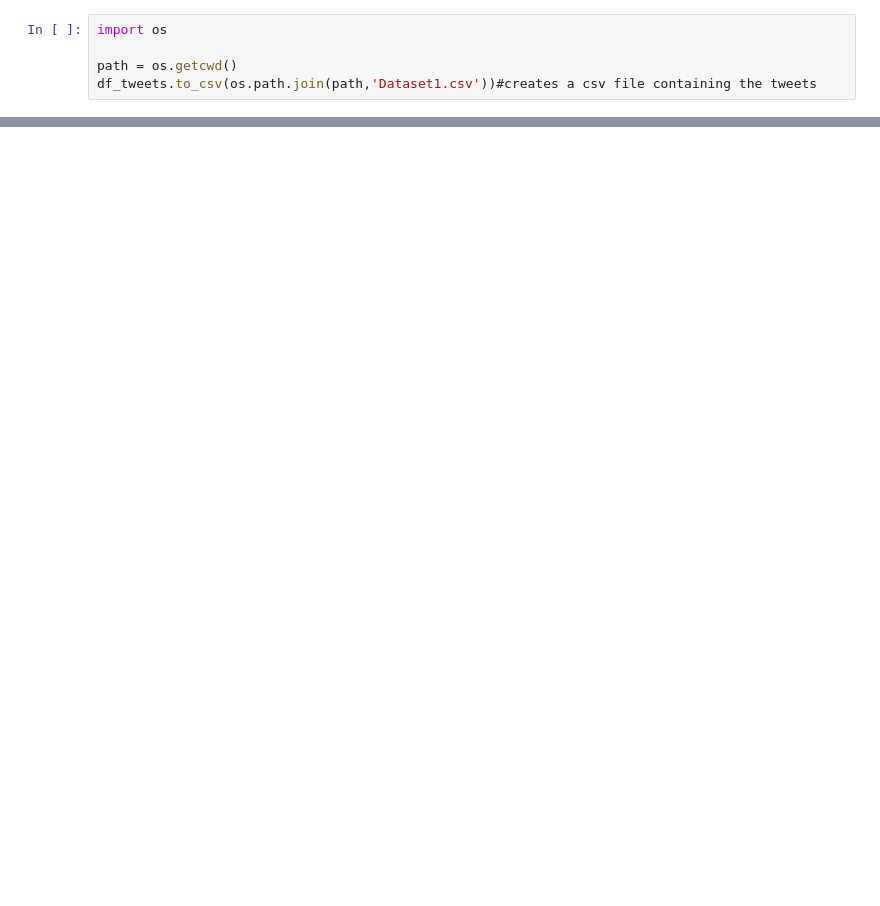
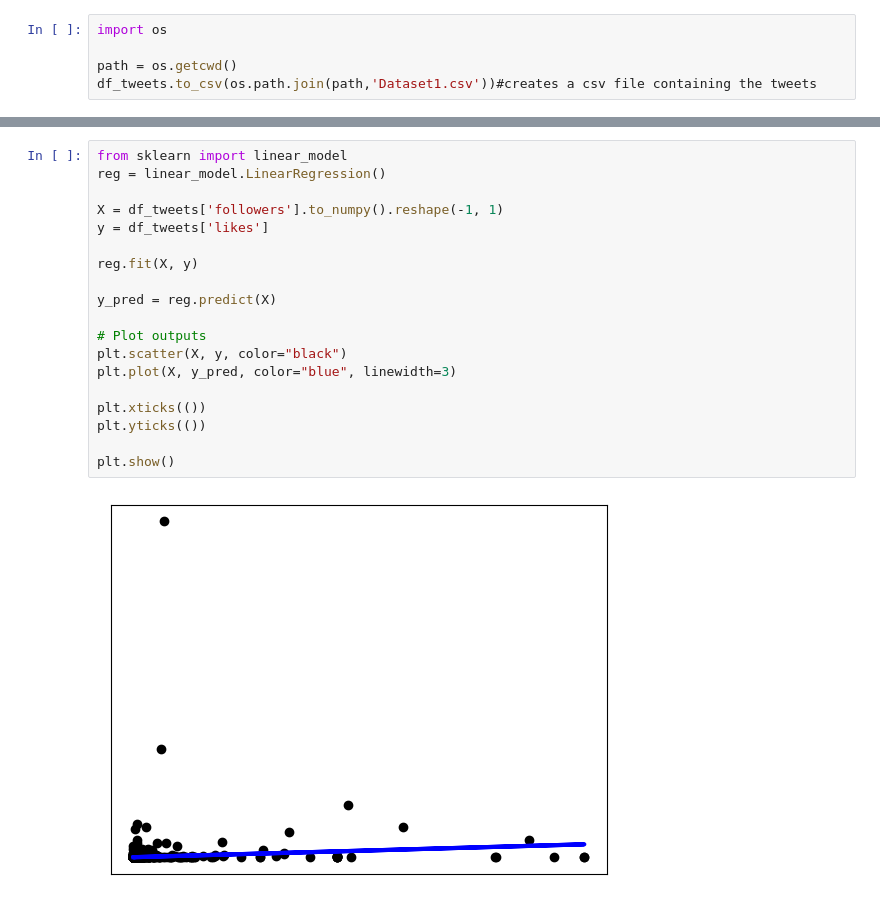
Before and after one commit to giemsei/dssc-ml, a Jupyter notebook: notes/gsarn/V1/Collecting1.ipynb, the cells around one changed output, grey strips where cells are left out. Cells and saved outputs as stored; diff of their text form; blank space fills up the shorter version.

```diff
--- a/notes/gsarn/V1/Collecting1.ipynb
+++ b/notes/gsarn/V1/Collecting1.ipynb
@@ -110,0 +136,21 @@ df_tweets.to_csv(os.path.join(path,'Dataset1.csv'))#creates a csv file containin
+# %%
+from sklearn import linear_model
+reg = linear_model.LinearRegression()
+
+X = df_tweets['followers'].to_numpy().reshape(-1, 1)
+y = df_tweets['likes']
+
+reg.fit(X, y)
+
+y_pred = reg.predict(X)
+
+# Plot outputs
+plt.scatter(X, y, color="black")
+plt.plot(X, y_pred, color="blue", linewidth=3)
+
+plt.xticks(())
+plt.yticks(())
+
+plt.show()
+# %% [output]
+[figure, added]
```
Also changed, not shown: parts of 9 cells of this notebook.
